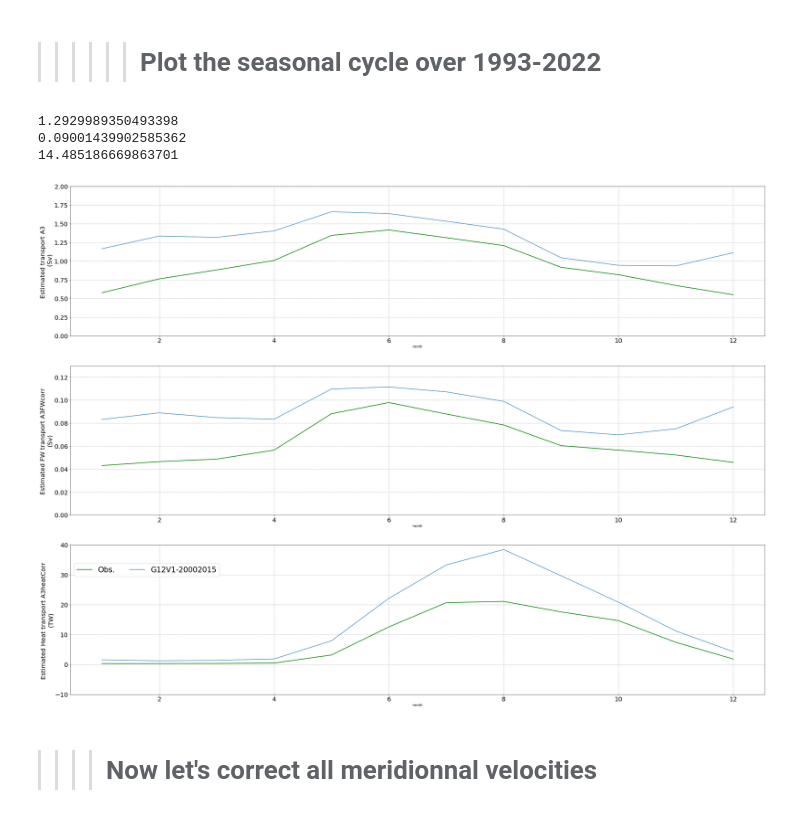
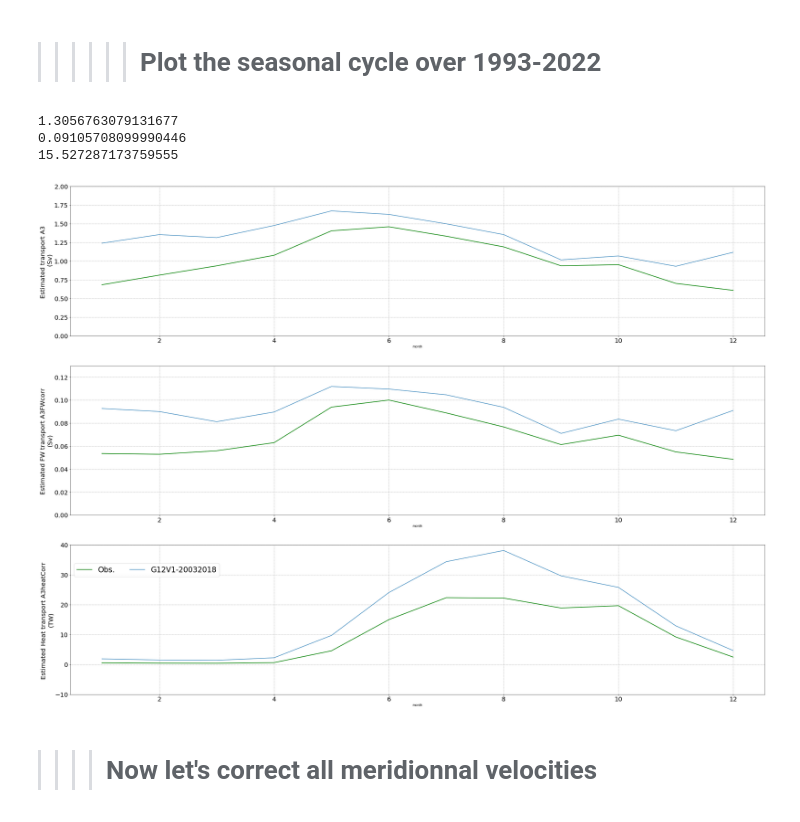
Before and after one commit to ctalandi/TOOLS, a Jupyter notebook: INTERPOLATION/GLORYS12V1/CREG12.L75/BERING/VELOCITY-CORRECTION/Glorys12v1_BERING_BDYs_4CREG12.L75_y19932022.ipynb, the cells around one changed output. Drawn from its saved outputs; the diff is of its cells as text; code cells hidden in the pictures.

```diff
--- a/INTERPOLATION/GLORYS12V1/CREG12.L75/BERING/VELOCITY-CORRECTION/Glorys12v1_BERING_BDYs_4CREG12.L75_y19932022.ipynb
+++ b/INTERPOLATION/GLORYS12V1/CREG12.L75/BERING/VELOCITY-CORRECTION/Glorys12v1_BERING_BDYs_4CREG12.L75_y19932022.ipynb
@@ -122,17 +172,17 @@ ds_M.coords['time']=pd.date_range(start=str(syear_GLORYS12V1AExMercL75)+'-01',\
 # Mean value and std over a specific time window
 if True:
     # Range over wich mean and STD are computed
-    calmean_s=2000  ; calmean_e=2015
+    calmean_s=2003  ; calmean_e=2018
 
     ds_M['transp_GLORYS12V1AExMercL75'].attrs=\
-    {'Std':np.array(ds_M['transp_GLORYS12V1AExMercL75'].sel(time=slice(str(calmean_s),str(calmean_e))).std())*1e-6,\
-     'Mean':np.array(ds_M['transp_GLORYS12V1AExMercL75'].sel(time=slice(str(calmean_s),str(calmean_e))).mean())*1e-6}
+    {'Std 2003-2018':np.array(ds_M['transp_GLORYS12V1AExMercL75'].sel(time=slice(str(calmean_s),str(calmean_e))).std())*1e-6,\
+     'Mean 2003-2018':np.array(ds_M['transp_GLORYS12V1AExMercL75'].sel(time=slice(str(calmean_s),str(calmean_e))).mean())*1e-6}
     ds_M['FW_GLORYS12V1AExMercL75'].attrs=\
-    {'Std':np.array(ds_M['FW_GLORYS12V1AExMercL75'].sel(time=slice(str(calmean_s),str(calmean_e))).std())*1e-6,\
-     'Mean':np.array(ds_M['FW_GLORYS12V1AExMercL75'].sel(time=slice(str(calmean_s),str(calmean_e))).mean())*1e-6}
+    {'Std 2003-2018':np.array(ds_M['FW_GLORYS12V1AExMercL75'].sel(time=slice(str(calmean_s),str(calmean_e))).std())*1e-6,\
+     'Mean 2003-2018':np.array(ds_M['FW_GLORYS12V1AExMercL75'].sel(time=slice(str(calmean_s),str(calmean_e))).mean())*1e-6}
     ds_M['HT_GLORYS12V1AExMercL75'].attrs=\
-    {'Std':np.array(ds_M['HT_GLORYS12V1AExMercL75'].sel(time=slice(str(calmean_s),str(calmean_e))).std())*1e-12,\
-     'Mean':np.array(ds_M['HT_GLORYS12V1AExMercL75'].sel(time=slice(str(calmean_s),str(calmean_e))).mean())*1e-12}
+    {'Std 2003-2018':np.array(ds_M['HT_GLORYS12V1AExMercL75'].sel(time=slice(str(calmean_s),str(calmean_e))).std())*1e-12,\
+     'Mean 2003-2018':np.array(ds_M['HT_GLORYS12V1AExMercL75'].sel(time=slice(str(calmean_s),str(calmean_e))).mean())*1e-12}
 # %%
 # Save the preliminary data:
 if True:
@@ -223,14 +280,14 @@ dosavefig=False
 >>>>>> # Plot the seasonal cycle over 1993-2022
 # %%
 plt.figure(figsize=(40,30))
-calmean_s=2000  ; calmean_e=2015
+calmean_s=2003  ; calmean_e=2018
 calmean_longs=1993  ; calmean_longe=2020
 
 # Volume transport
 #------------------------------------------------------------------------------------
 plt.title('Bering Strait Monthly means \n Obs. from Woodgate et al. PO2017', size=25)
 ax=plt.subplot(311)
-ds_Obs['transp_A3MeanCorr'].sel(time=slice(str(calmean_s),str(calmean_e))).groupby('time.month').mean().plot(color='g',linewidth=2.)
+ds_Obs21['transp_A3MeanCorr'].sel(time=slice(str(calmean_s),str(calmean_e))).groupby('time.month').mean().plot(color='g',linewidth=2.)
 (ds_M['transp_GLORYS12V1AExMercL75']*1e-6).sel(time=slice(str(calmean_s),str(calmean_e))).groupby('time.month').mean('time').plot()
 #(ds_M['transp_GLORYS12V1AExMercL75']*1e-6).sel(time=slice(str(calmean_longs),str(calmean_longe))).groupby('time.month').mean('time').plot(color='r')
 
@@ -258,7 +315,7 @@ plt.grid(True,linestyle='--', color='grey',alpha=0.7)
 # FW transport
 #------------------------------------------------------------------------------------
 ax=plt.subplot(312)
-ds_Obs['FW_A3FWcorr'].sel(time=slice(str(calmean_s),str(calmean_e))).groupby('time.month').mean().plot(color='g',linewidth=2.)
+ds_Obs21['FW_A3FWcorr'].sel(time=slice(str(calmean_s),str(calmean_e))).groupby('time.month').mean().plot(color='g',linewidth=2.)
 (ds_M['FW_GLORYS12V1AExMercL75']*1e-6).sel(time=slice(str(calmean_s),str(calmean_e))).groupby('time.month').mean('time').plot()
 #(ds_M['FW_GLORYS12V1AExMercL75']*1e-6).sel(time=slice(str(calmean_longs),str(calmean_longe))).groupby('time.month').mean('time').plot(color='r')
 
@@ -279,42 +336,47 @@ plt.yticks(size=20)
 plt.grid(True,linestyle='--', color='grey',alpha=0.7)
 
 # Heat transport
 #------------------------------------------------------------------------------------
 ax=plt.subplot(313)
-ds_Obs['HT_A3heatCorr'].sel(time=slice(str(calmean_s),str(calmean_e))).groupby('time.month').mean().plot(color='g',linewidth=2.,label='Obs.')
-(ds_M['HT_GLORYS12V1AExMercL75']*1e-12).sel(time=slice(str(calmean_s),str(calmean_e))).groupby('time.month').mean('time').plot(label='G12V1-20002015')
+ds_Obs21['HT_A3heatCorr'].sel(time=slice(str(calmean_s),str(calmean_e))).groupby('time.month').mean().plot(color='g',linewidth=2.,label='Obs.')
+(ds_M['HT_GLORYS12V1AExMercL75']*1e-12).sel(time=slice(str(calmean_s),str(calmean_e))).groupby('time.month').mean('time').plot(label='G12V1-20032018')
 #(ds_M['HT_GLORYS12V1AExMercL75']*1e-12).sel(time=slice(str(calmean_longs),str(calmean_longe))).groupby('time.month').mean('time').plot(color='r',label='G12V1-19932020')
 
 Mean_HT_GLORYS12V1AExMercL75_S=np.array((ds_M['HT_GLORYS12V1AExMercL75']*1e-12).sel(time=slice(str(calmean_s),str(calmean_e))).groupby('time.month').mean('time').mean())
 #Mean_HT_GLORYS12V1AExMercL75_L=np.array((ds_M['HT_GLORYS12V1AExMercL75']*1e-12).sel(time=slice(str(calmean_longs),str(calmean_longe))).groupby('time.month').mean('time').mean())
 
 #print(Mean_HT_GLORYS12V1AExMercL75_S, Mean_HT_GLORYS12V1AExMercL75_L)
 print(Mean_HT_GLORYS12V1AExMercL75_S)
 #ax.text('2008',64.   ,'Mean '+str(calmean_s)+'-'+str(calmean_e)+' : ',color='k',size=24)
 #ax.text('2010',64.   ,str(np.round(np.nanmean(HT_A3heatCorr[(calmean_s-syear_Obs)*12:(calmean_e-syear_Obs)*12]),decimals=1))+'+/-'+str(HT_A3heatCorr_std)+' TW',color='g',size=24)
 #ax.text('2012',64.   ,str(np.round(ds_M['HT_GLORYS12V1AExMercL75'].Std,decimals=2))+'+/-'+str(np.round(ds_M['HT_GLORYS12V1AExMercL75'].Std,decimals=2))+' TW',color='k',size=24)
 #ax.text('2017',65.   ,'Tref=-1.9 DegC',color='k',size=24)
 
 #plt.xlim(['2000','2020'])
 plt.ylabel('Estimated Heat transport A3heatCorr \n'+r'(TW)',size=20)
 plt.xticks(size=20)
 plt.yticks(size=20)
 plt.grid(True,linestyle='--', color='grey',alpha=0.7)
 plt.ylim([-10.,40.])
 
 plt.legend(bbox_to_anchor=(0., 0.8, 0.6, 0.102),ncol=3, fontsize=24)
 
 
 #plt.tight_layout()
+dosavefig=True
+#if dosavefig : plt.savefig('./FIGURES/BeringStrait_GLORYS12V1_SeasCyc_March2023_y'+str(calmean_s)+str(calmean_e)+'.pdf')
+if dosavefig : plt.savefig('./FIGURES/BeringStrait_GLORYS12V1_SeasCyc_April2023_y20002020.pdf')
 dosavefig=False
-#if dosavefig : plt.savefig('./FIGURES/BeringStrait_GLORYS12V1_SeasCyc_March2023_y'+str(calmean_s)+str(calmean_e)+'.pdf')
-if dosavefig : plt.savefig('./FIGURES/BeringStrait_GLORYS12V1_SeasCyc_March2023_y20002020.pdf')
-dosavefig=False
+
+# For memory
+#1.2921981717054742
+#0.09342714841308664
+#14.342079609650076
 # %% [output]
-1.2929989350493398
-0.09001439902585362
-14.485186669863701
+1.3056763079131677
+0.09105708099990446
+15.527287173759555
-[figure, old version]
+[figure, new version]
 # %% [markdown]
 >>>> # Now let's correct all meridionnal velocities
 # %%
```
Also changed, not shown: parts of 18 cells of this notebook, 1 other file.
